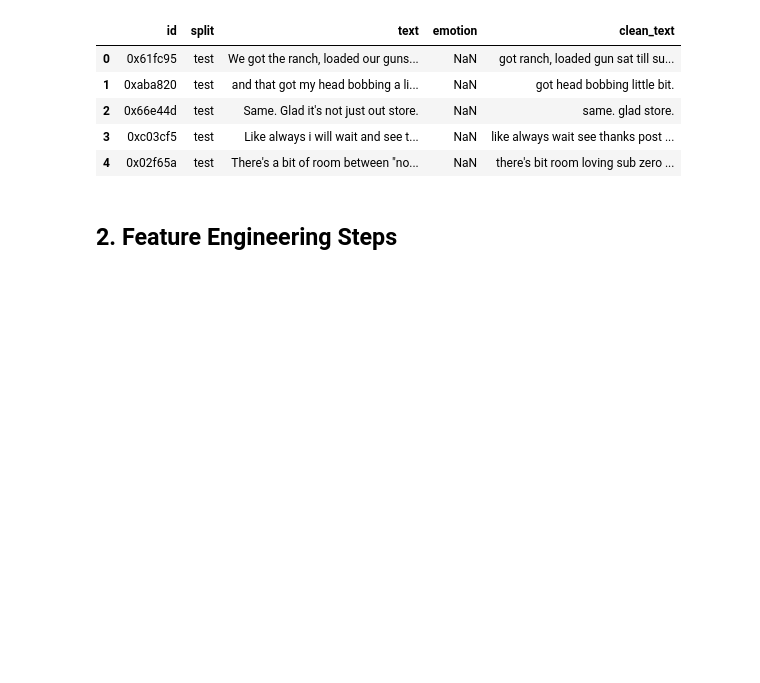
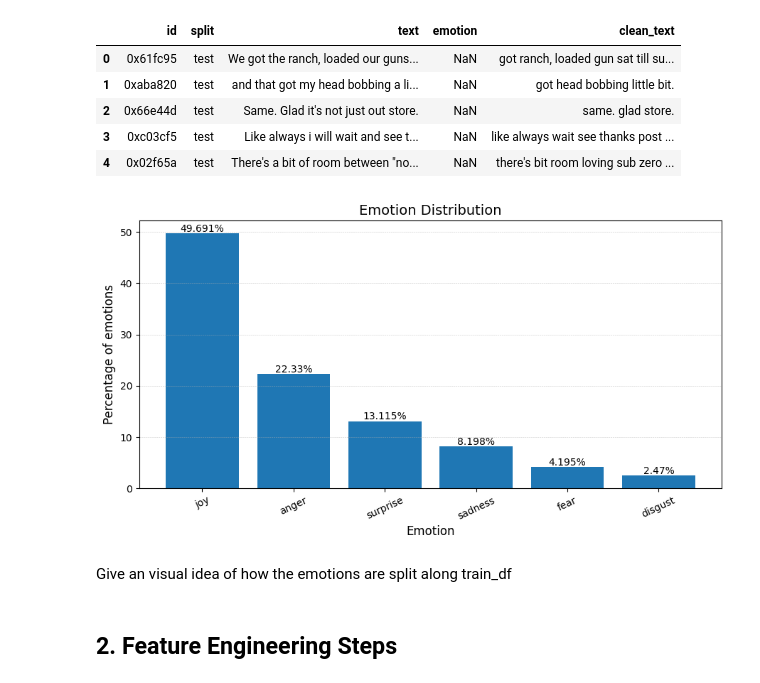
Before and after one commit to Magui4321/DM2025-Lab2-Exercise, a Jupyter notebook: DM2025-Lab2-Homework.ipynb, the cells around one changed output. Saved outputs shown, nothing was run; the diff lists cells and outputs as text; code cells hidden in the pictures; blank space fills up the shorter version.

```diff
--- a/DM2025-Lab2-Homework.ipynb
+++ b/DM2025-Lab2-Homework.ipynb
@@ -349,6 +355,52 @@ test_df.head(5)
 | 2 | 0x66e44d | test | Same. Glad it's not just out store. | NaN | same. glad store. |
 | 3 | 0xc03cf5 | test | Like always i will wait and see t... | NaN | like always wait see thanks post ... |
 | 4 | 0x02f65a | test | There's a bit of room between "no... | NaN | there's bit room loving sub zero ... |
+# %%
+import numpy as np
+import matplotlib.pyplot as plt
+
+# Calculate distribution
+post_total = len(train_df)
+df1 = (
+    train_df.groupby('emotion')
+            .count()['text']
+            .apply(lambda x: round(x * 100 / post_total, 3))
+)
+
+# Sorted by percentage
+df1 = df1.sort_values(ascending=False)
+
+plt.figure(figsize=(9, 5))
+bars = plt.bar(df1.index, df1.values)
+
+# Labels
+plt.ylabel('Percentage of emotions', fontsize=12)
+plt.xlabel('Emotion', fontsize=12)
+plt.title('Emotion Distribution', fontsize=14)
+
+# Light grid
+plt.grid(True, linestyle='--', linewidth=0.4, axis='y', alpha=0.7)
+
+# Rotate ticks
+plt.xticks(rotation=25, fontsize=10)
+
+# Add value labels above bars
+for bar in bars:
+    height = bar.get_height()
+    plt.text(
+        bar.get_x() + bar.get_width()/2,
+        height + 0.3,
+        f"{height}%",
+        ha='center',
+        fontsize=10
+    )
+
+plt.tight_layout()
+plt.show()
+# %% [output]
+[figure, added]
+# %% [markdown]
+Give an visual idea of how the emotions are split along train_df
 # %% [markdown]
 ## 2. Feature Engineering Steps
 # %%
```
Also changed, not shown: parts of 3 cells of this notebook.
